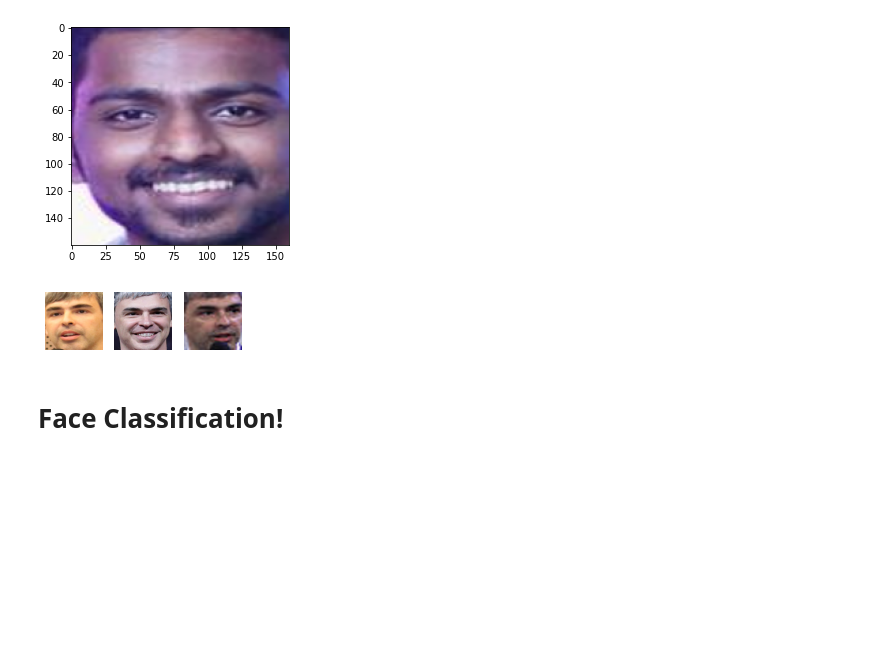
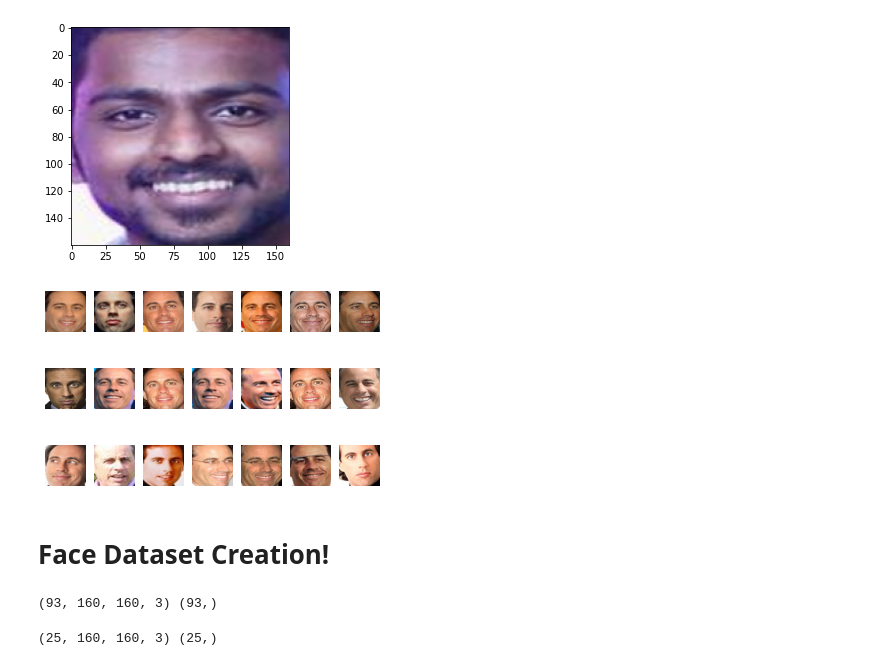
Before and after one commit to santoshgopane/FaceNet-model-using-Tensorflow-and-Keras, a Jupyter notebook: FaceNet Model Implementation.ipynb, the cells around one changed output. Cells and saved outputs as stored; diff of their text form; code cells hidden in the pictures; blank space fills up the shorter version.

Commit message:
Dataset Splited!

```diff
--- a/FaceNet Model Implementation.ipynb
+++ b/FaceNet Model Implementation.ipynb
@@ -147,18 +132,20 @@ plt.imshow(face)
 <matplotlib.image.AxesImage at 0x...>
 [figure]
 # %%
+# Just to check all the images for one
 from os import listdir
-folder = 'images/LarryPage/'
+folder = 'Dataset/train/jerry_seinfeld/'
 i = 1
 for filename in listdir(folder):
     path = folder + filename
+#     print(path)
     face = detect_face(path)
-    pyplot.subplot(1,5,i)
+    pyplot.subplot(3,7,i)
     pyplot.axis('off')
     pyplot.imshow(face)
     i += 1
 pyplot.show()
 # %% [output]
-[figure, old version]
+[figure, new version]
 # %% [markdown]
-# Face Classification!
+# Face Dataset Creation!
@@ -164,0 +177,10 @@ pyplot.show()
+# %%
+x_train, y_train = load_dataset('Dataset/train/')
+print(x_train.shape,y_train.shape)
+# %% [output]
+(93, 160, 160, 3) (93,)
+# %%
+x_test, y_test = load_dataset('Dataset/val/')
+print(x_test.shape,y_test.shape)
+# %% [output]
+(25, 160, 160, 3) (25,)
```
Also changed, not shown: parts of 21 cells of this notebook.
